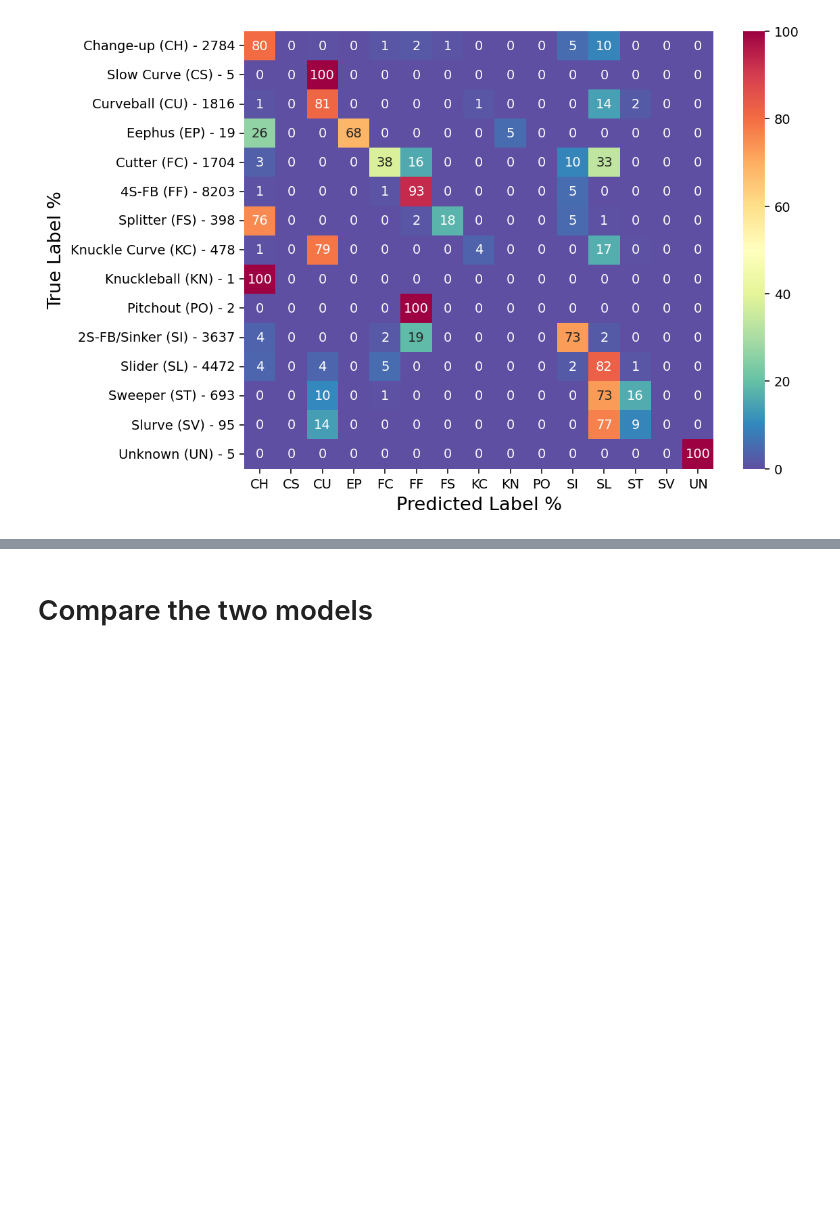
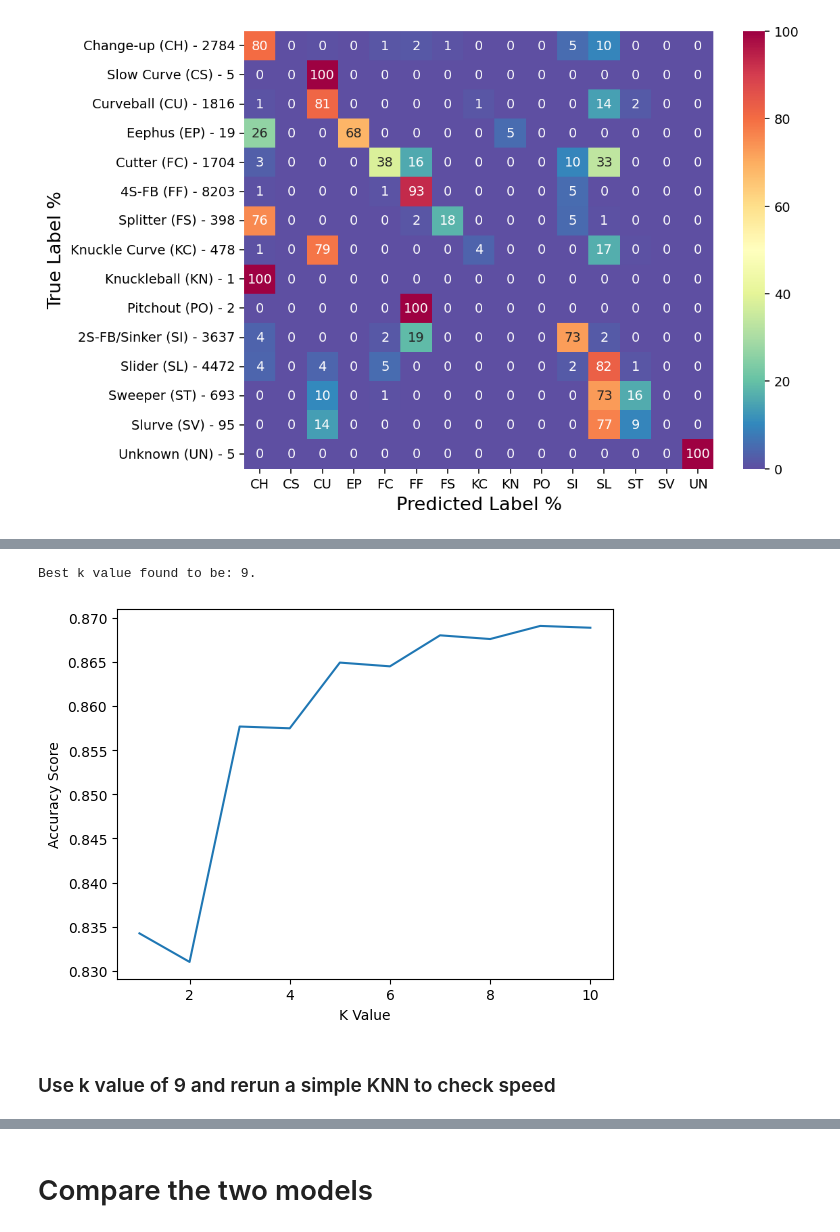
Before and after one commit to andrewbremner3/MLB_Pitch_Classifier, a Jupyter notebook: ML_PitchType.ipynb, the cells around one changed output, grey strips where cells are left out. Saved outputs shown, nothing was run; the diff lists cells and outputs as text; code cells hidden in the pictures; blank space fills up the shorter version.

```diff
--- a/ML_PitchType.ipynb
+++ b/ML_PitchType.ipynb
@@ -211,0 +217,7 @@ plt.savefig("LogisticRegression", bbox_inches='tight', dpi=120)
+# %%
+knn_model = KNeighborsClassifier()
+k_vals = list(range(1,11))
+# %%
+param_grid = {'n_neighbors': k_vals}
+# %%
+grid = GridSearchCV(estimator=knn_model, param_grid=param_grid)
@@ -211,0 +226,5 @@ plt.savefig("LogisticRegression", bbox_inches='tight', dpi=120)
+# %%
+knn_start = time.time()
+grid.fit(scaled_X_train, y_train)
+knn_end = time.time()
+print(f'The KNeighborsClassifier with gridsearchCV took {knn_end-knn_start:.2f}s to run')
@@ -211,0 +233,12 @@ plt.savefig("LogisticRegression", bbox_inches='tight', dpi=120)
+# %%
+print(f'Best k value found to be: {grid.cv_results_["rank_test_score"][0]}.')
+# %% [output]
+Best k value found to be: 9.
+# %%
+sns.lineplot(y=grid.cv_results_['mean_test_score'],x = k_vals)
+plt.xlabel("K Value")
+plt.ylabel("Accuracy Score");
+# %% [output]
+[figure, added]
+# %% [markdown]
+### Use k value of 9 and rerun a simple KNN to check speed
```
Also changed, not shown: parts of 22 cells of this notebook.
